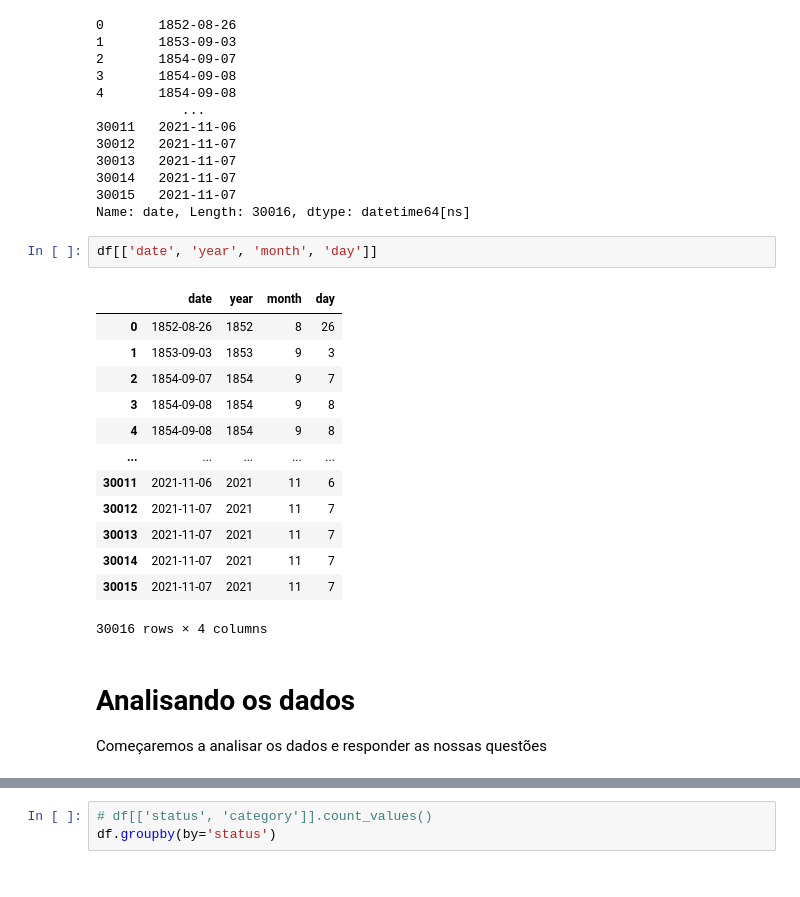
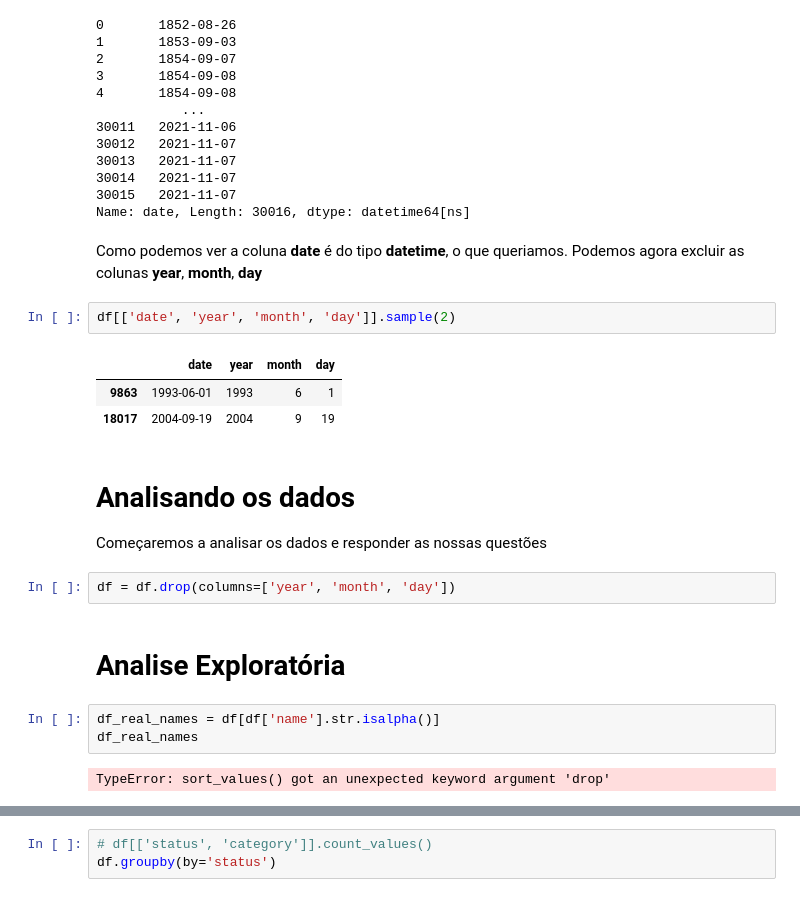
Before and after one commit to Jeferson-Peter/DataScience-Storm-Analytics, a Jupyter notebook: storm_analytics.ipynb, the cells around one changed output, grey strips where cells are left out. Cells and saved outputs as stored; diff of their text form.

```diff
--- a/storm_analytics.ipynb
+++ b/storm_analytics.ipynb
@@ -156,22 +156,24 @@ df['date']
 30014   2021-11-07
 30015   2021-11-07
 Name: date, Length: 30016, dtype: datetime64[ns]
+# %% [markdown]
+Como podemos ver a coluna **date** é do tipo **datetime**, o que queriamos.
+Podemos agora excluir as colunas **year**, **month**, **day**
 # %%
-df[['date', 'year', 'month', 'day']]
+df[['date', 'year', 'month', 'day']].sample(2)
 # %% [output]
 |  | date | year | month | day |
-| 0 | 1852-08-26 | 1852 | 8 | 26 |
-| 1 | 1853-09-03 | 1853 | 9 | 3 |
-| 2 | 1854-09-07 | 1854 | 9 | 7 |
-| 3 | 1854-09-08 | 1854 | 9 | 8 |
-| 4 | 1854-09-08 | 1854 | 9 | 8 |
-| ... | ... | ... | ... | ... |
-| 30011 | 2021-11-06 | 2021 | 11 | 6 |
-| 30012 | 2021-11-07 | 2021 | 11 | 7 |
-| 30013 | 2021-11-07 | 2021 | 11 | 7 |
-| 30014 | 2021-11-07 | 2021 | 11 | 7 |
-| 30015 | 2021-11-07 | 2021 | 11 | 7 |
+| 9863 | 1993-06-01 | 1993 | 6 | 1 |
+| 18017 | 2004-09-19 | 2004 | 9 | 19 |
-30016 rows × 4 columns
 # %% [markdown]
 # Analisando os dados
 Começaremos a analisar os dados e responder as nossas questões
+# %%
+df = df.drop(columns=['year', 'month', 'day'])
+# %% [markdown]
+# Analise Exploratória
+# %%
+df_real_names = df[df['name'].str.isalpha()]
+df_real_names
+# %% [output]
+TypeError: sort_values() got an unexpected keyword argument 'drop'
```
Also changed, not shown: parts of 5 cells of this notebook.
